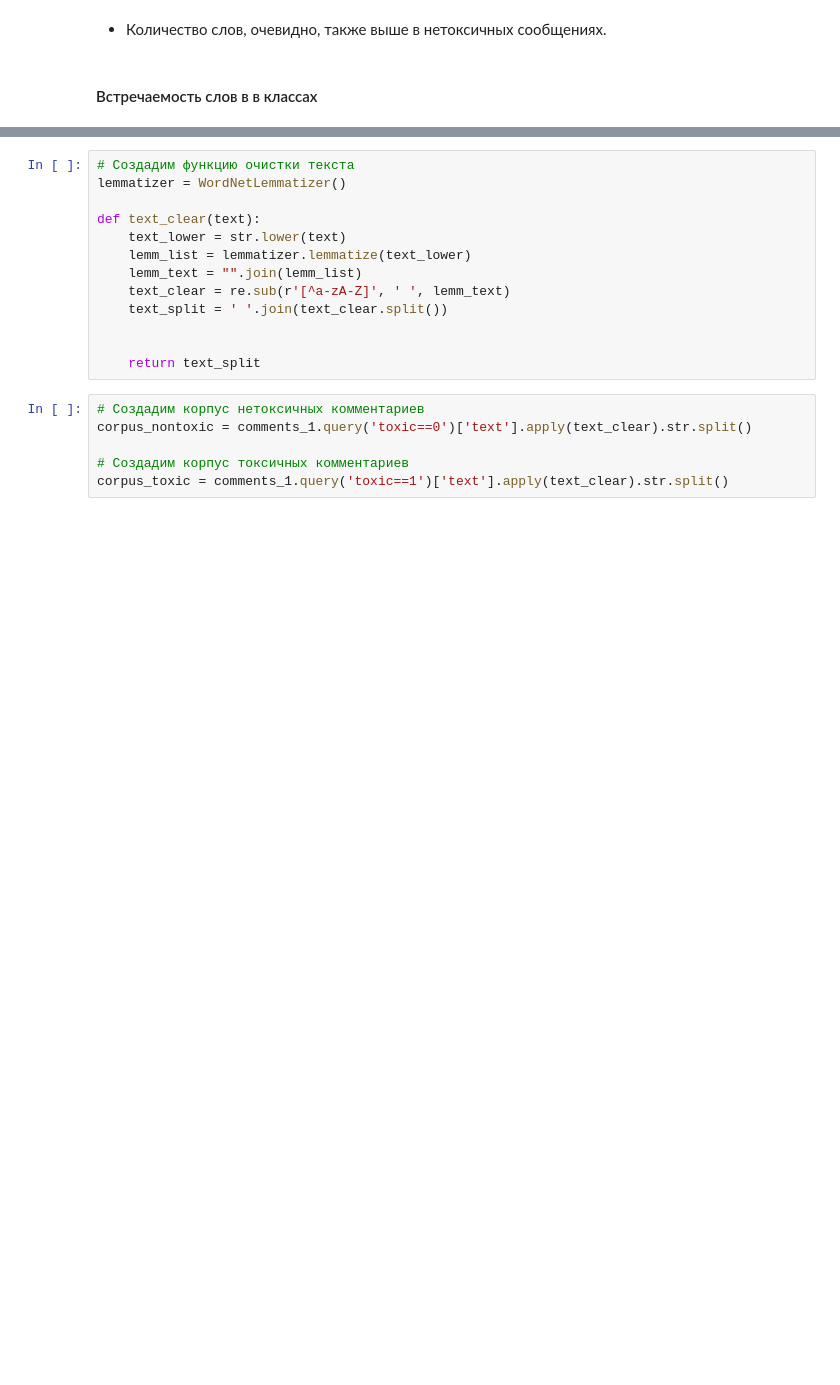
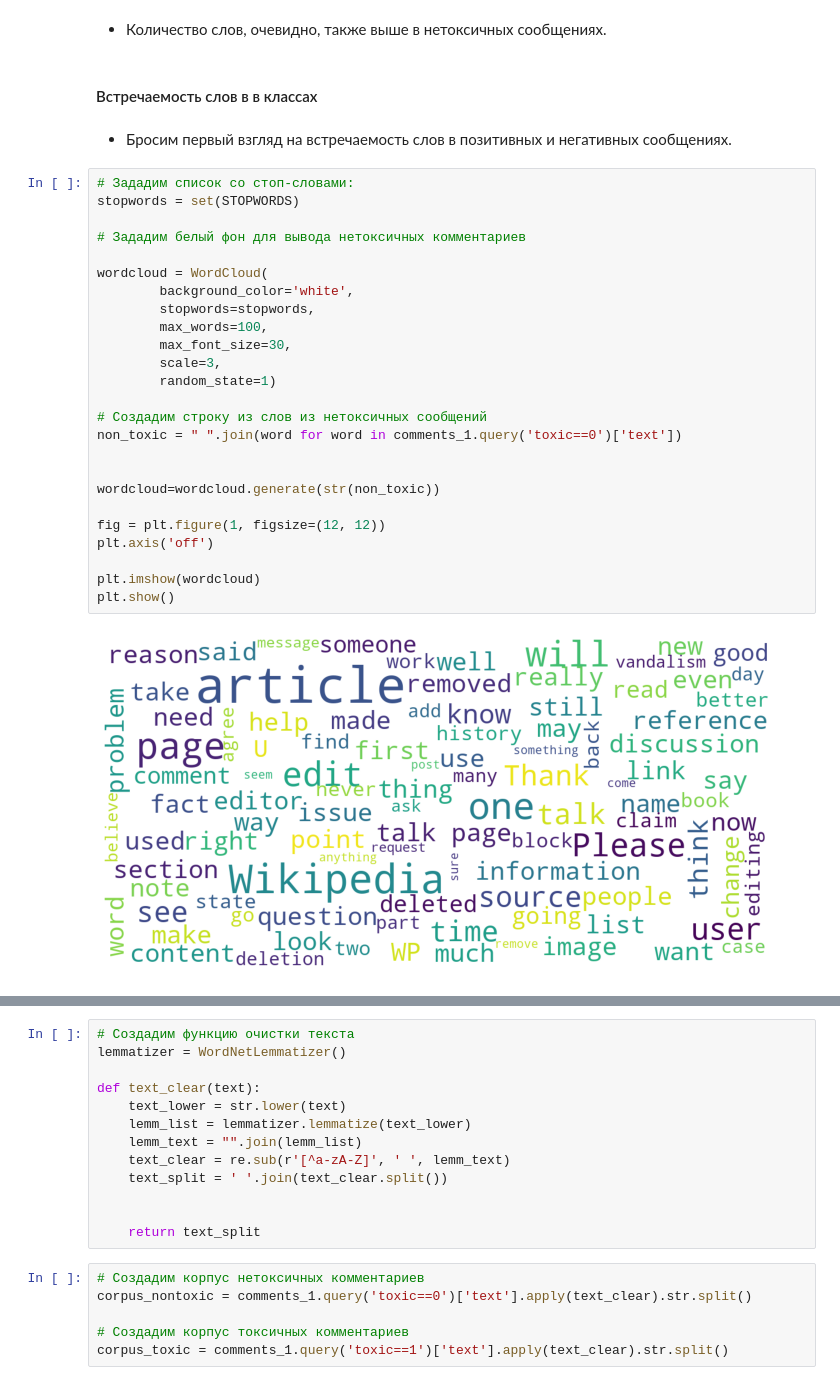
Before and after one commit to podturkinalex/Data_Science_Practicum_Bootcamp, a Jupyter notebook: NLP/Классификация_токсичных_сообщений.ipynb, the cells around one changed output, grey strips where cells are left out. Saved outputs shown, nothing was run; the diff lists cells and outputs as text; blank space fills up the shorter version.

```diff
--- a/NLP/Классификация_токсичных_сообщений.ipynb
+++ b/NLP/Классификация_токсичных_сообщений.ipynb
@@ -253,3 +237,32 @@ Name: text, dtype: float64
 * Количество слов, очевидно, также выше в нетоксичных сообщениях.
 # %% [markdown]
 #### Встречаемость слов в в классах
+# %% [markdown]
+* Бросим первый взгляд на встречаемость слов в позитивных и негативных сообщениях.
+# %%
+# Зададим список со стоп-словами:
+stopwords = set(STOPWORDS)
+
+# Зададим белый фон для вывода нетоксичных комментариев
+
+wordcloud = WordCloud(
+        background_color='white',
+        stopwords=stopwords,
+        max_words=100,
+        max_font_size=30,
+        scale=3,
+        random_state=1)
+
+# Создадим строку из слов из нетоксичных сообщений
+non_toxic = " ".join(word for word in comments_1.query('toxic==0')['text'])
+
+
+wordcloud=wordcloud.generate(str(non_toxic))
+
+fig = plt.figure(1, figsize=(12, 12))
+plt.axis('off')
+
+plt.imshow(wordcloud)
+plt.show()
+# %% [output]
+[figure, added]
```
Also changed, not shown: parts of 14 cells of this notebook.
